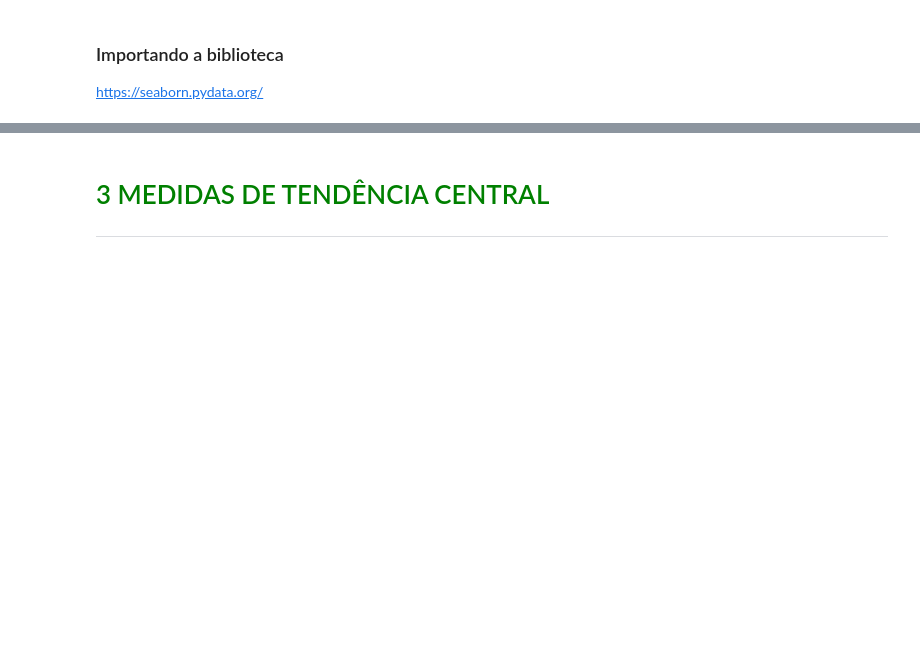
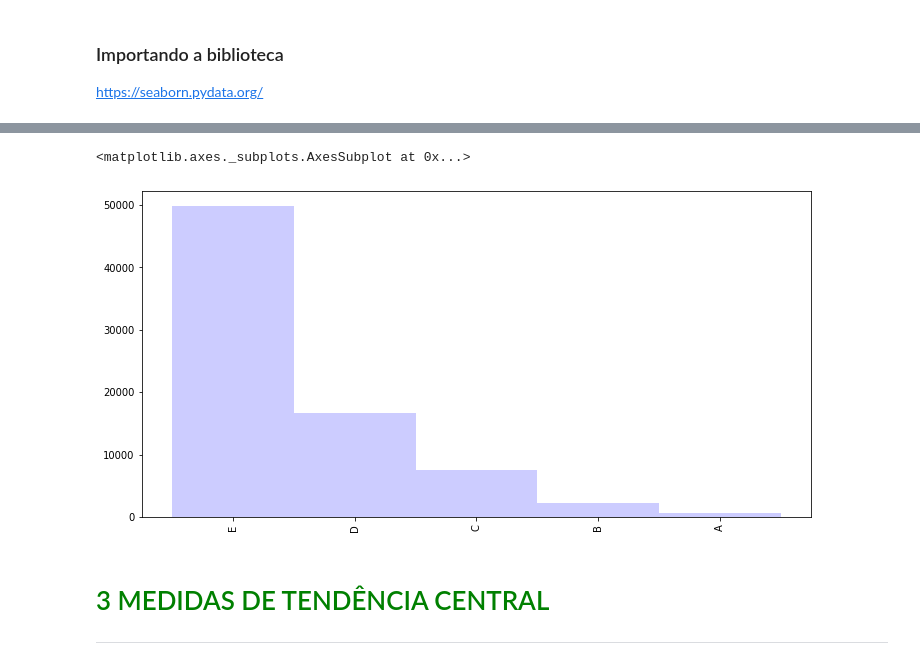
Before and after one commit to jordanfalcao/data-analytics, a Jupyter notebook: Estatísticas com Python/Curso_de_Estatística_Parte_1.ipynb, the cells around one changed output, grey strips where cells are left out. Saved outputs shown, nothing was run; the diff lists cells and outputs as text; code cells hidden in the pictures; blank space fills up the shorter version.

```diff
--- a/Estatísticas com Python/Curso_de_Estatística_Parte_1.ipynb
+++ b/Estatísticas com Python/Curso_de_Estatística_Parte_1.ipynb
@@ -531,3 +573,8 @@ https://seaborn.pydata.org/
+# %%
+dist_freq_quant_person['Frequência'].plot.bar(width = 1, color = 'blue', figsize = (12, 6), alpha = 0.2)
+# %% [output]
+<matplotlib.axes._subplots.AxesSubplot at 0x...>
+[figure, added]
 # %% [markdown]
 # <font color=green>3 MEDIDAS DE TENDÊNCIA CENTRAL</font>
 ***
```
Also changed, not shown: parts of 5 cells of this notebook, 1 other file.
